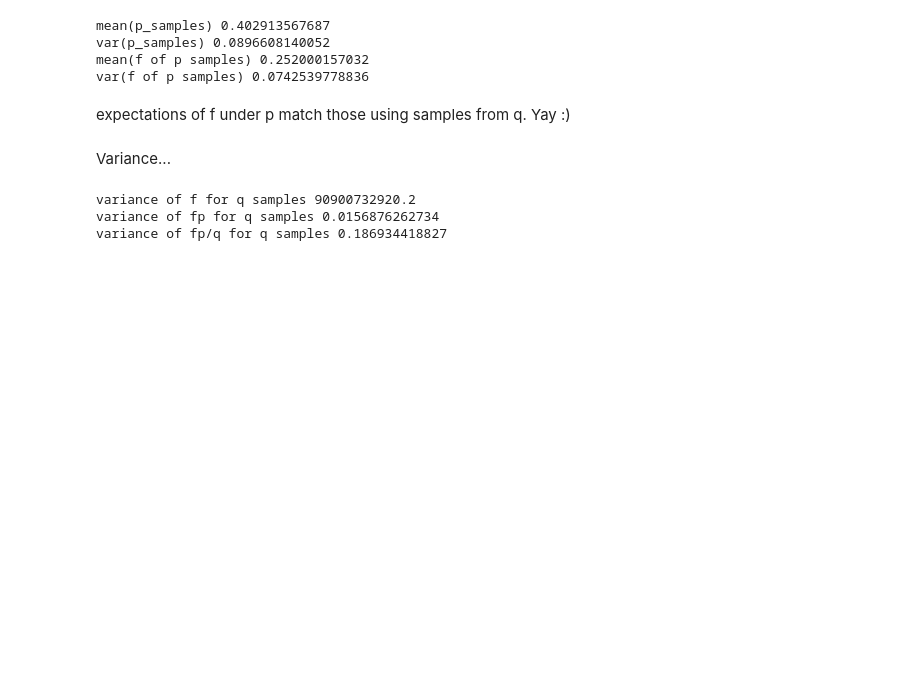
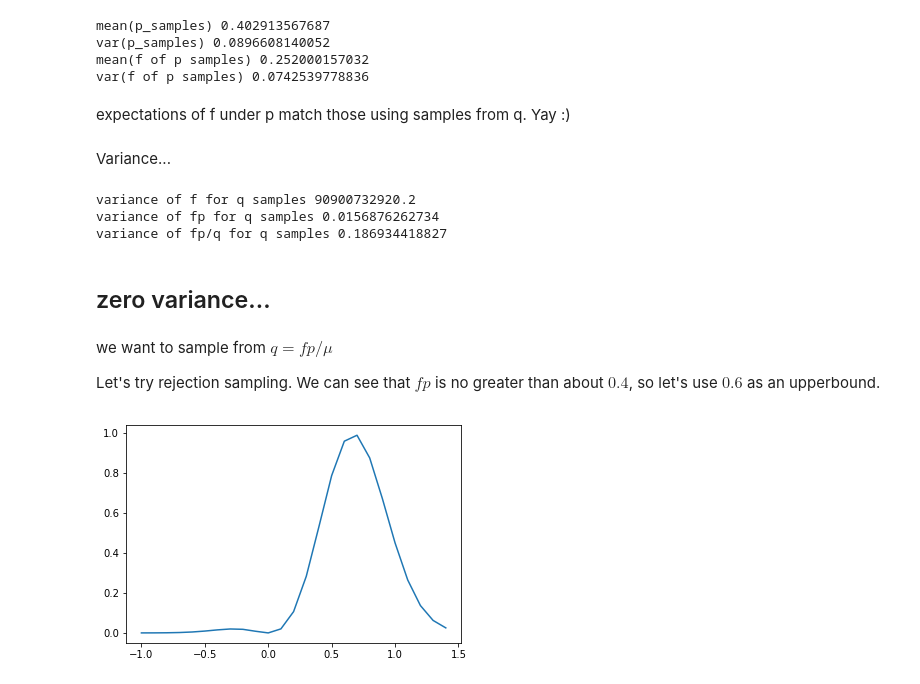
Before and after one commit to hughperkins/pub-prototyping, a Jupyter notebook: maths/importance_sampling.ipynb, the cells around one changed output. Cells and saved outputs as stored; diff of their text form; code cells hidden in the pictures; blank space fills up the shorter version.

Commit message:
importance sampling

```diff
--- a/maths/importance_sampling.ipynb
+++ b/maths/importance_sampling.ipynb
@@ -434,3 +434,21 @@ print('variance of fp/q for q samples', np.var(fp_of_samples / q_of_samples))
 variance of f for q samples 90900732920.2
 variance of fp for q samples 0.0156876262734
 variance of fp/q for q samples 0.186934418827
+# %% [markdown]
+## zero variance...
+# %% [markdown]
+we want to sample from $q = fp/\mu$
+
+Let's try rejection sampling. We can see that $fp$ is no greater than about $0.4$, so let's use $0.6$ as an upperbound.
+# %%
+def calc_fpmu(x):
+    f = x * x
+    p = 1 / np.sqrt(2 * np.pi * var) * np.exp(- 0.5 / var * (x - mu) * (x-mu))
+#     return p
+    return f * p / mu
+
+
+plt.plot(X, calc_fpmu(X), label='fp/mu')
+plt.show()
+# %% [output]
+[figure, added]
```
Also changed, not shown: parts of 2 cells of this notebook.
